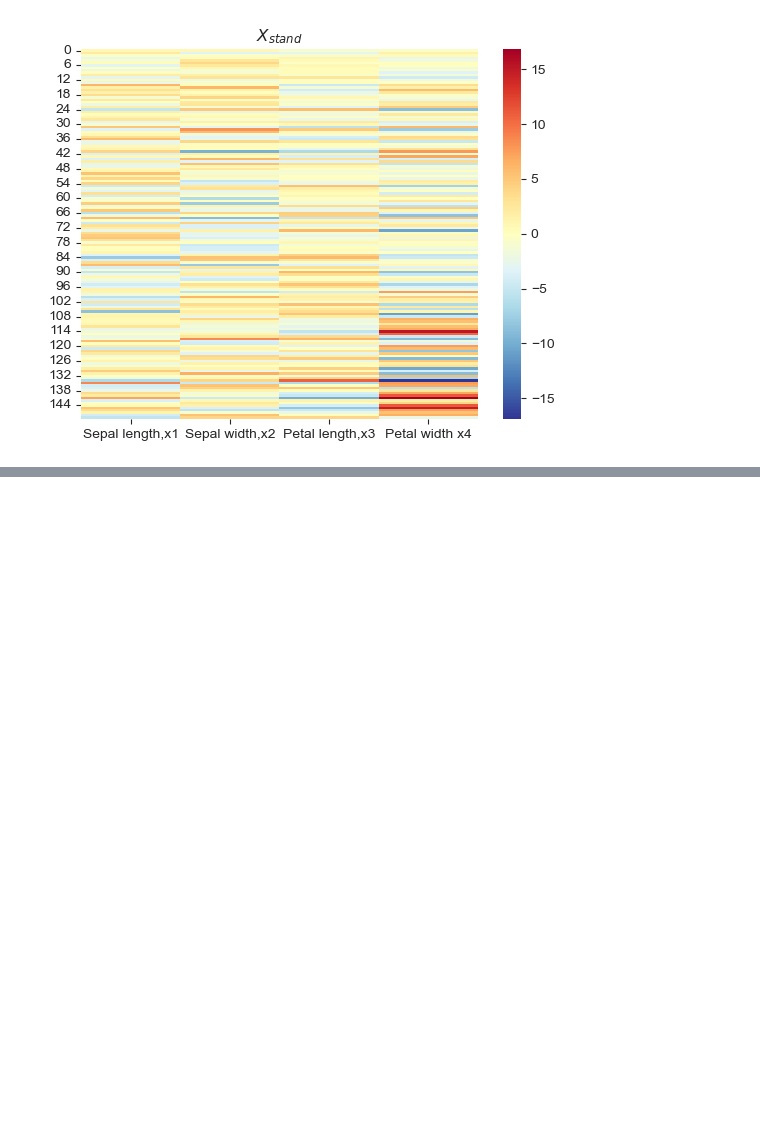
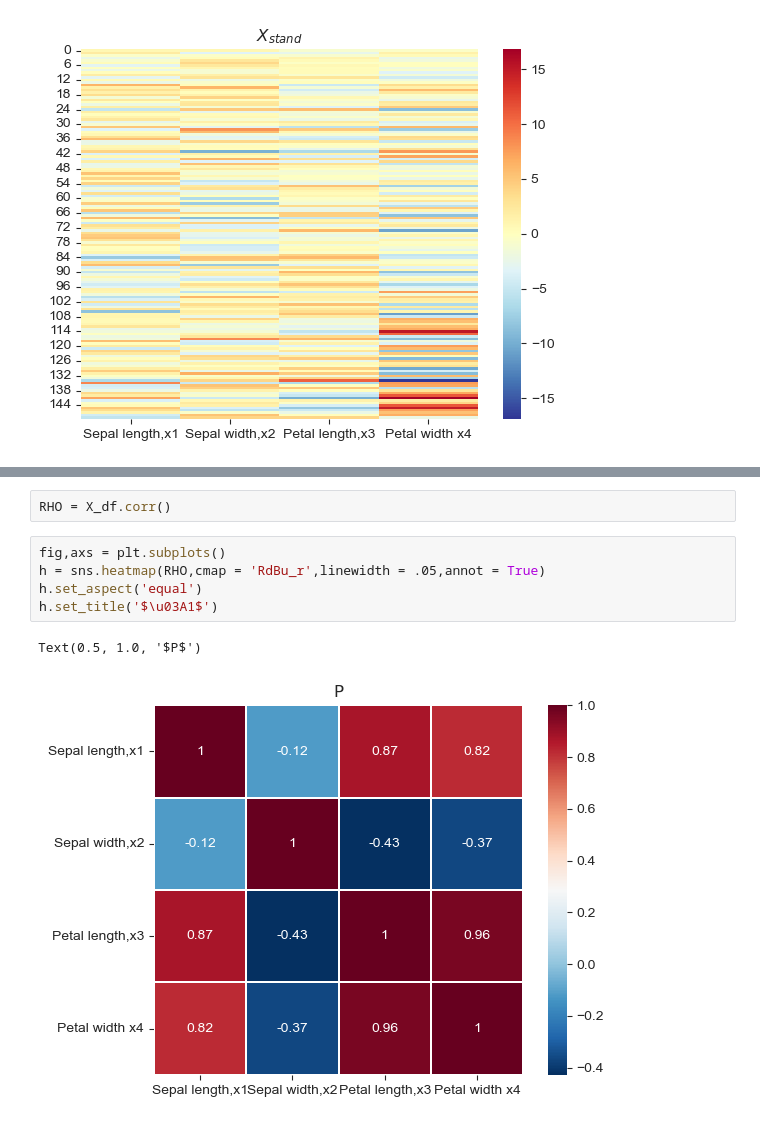
Before and after one commit to Arch-jyh/iris_books, a Jupyter notebook: book4/22.ipynb, the cells around one changed output, grey strips where cells are left out. Cells and saved outputs as stored; diff of their text form; blank space fills up the shorter version.

```diff
--- a/book4/22.ipynb
+++ b/book4/22.ipynb
@@ -72,0 +95,10 @@ Text(0.5, 1.0, '$X_{stand}$')
+# %%
+RHO = X_df.corr()
+# %%
+fig,axs = plt.subplots()
+h = sns.heatmap(RHO,cmap = 'RdBu_r',linewidth = .05,annot = True)
+h.set_aspect('equal')
+h.set_title('$\u03A1$')
+# %% [output]
+Text(0.5, 1.0, '$Ρ$')
+[figure, added]
```
Also changed, not shown: parts of 6 cells of this notebook, 3 other files.
